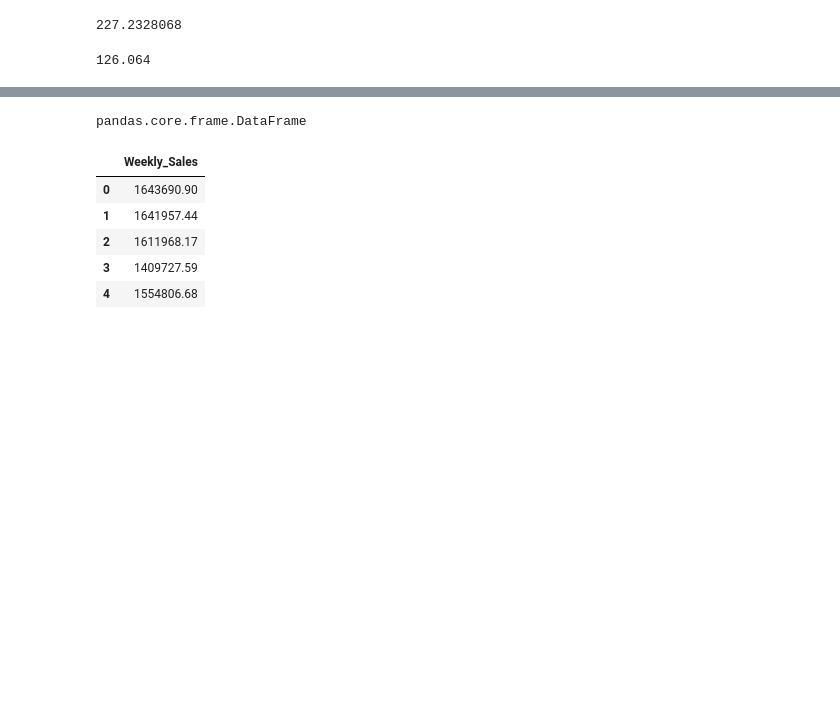
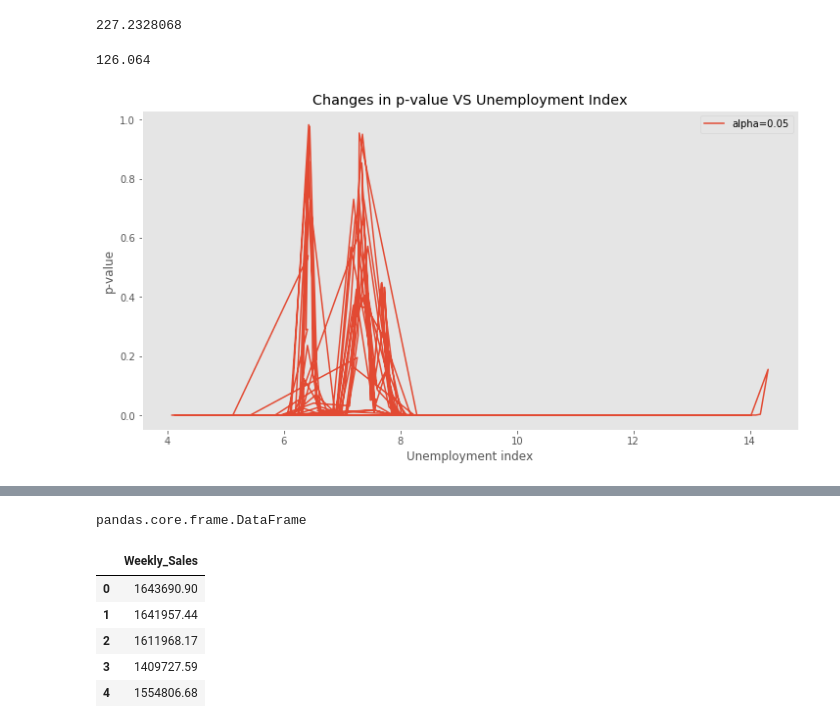
Before and after one commit to Niv-19/Capstone1_Niv, a Jupyter notebook: Walmart Sales Analysis.ipynb, the cells around one changed output, grey strips where cells are left out. Saved outputs shown, nothing was run; the diff lists cells and outputs as text; code cells hidden in the pictures; blank space fills up the shorter version.

Commit message:
completed hypothesis testing and created graph for all three factors

```diff
--- a/Capstone1_Niv.ipynb
+++ b/Walmart Sales Analysis.ipynb
@@ -2,6 +2,7 @@
 import pandas as pd
 import matplotlib.pyplot as plt
 import numpy as np
+plt.style.use('ggplot')
 # %%
 walmart_data_actual= pd.read_csv("/Users/nivzz/Downloads/Walmart_Store_sales.csv")
 # %%
@@ -615,12 +616,13 @@ data1=np.array(high_unemploy_sale.Weekly_Sales)
 data2=np.array(low_unemploy_sale.Weekly_Sales)
 from scipy.stats import ttest_ind
 # %%
+
 unemploy_sort=walmart_data[['Unemployment','Weekly_Sales']].sort_values(by ='Unemployment',ascending=False)
 #mask_fuel=(fuel_price_sort['Fuel_Price'] > 3.0)
 #fuel_4above= fuel_price_sort(mask_fuel)
 #14.18 is the critical point
-mask1=unemploy_sort.Unemployment>=14.18
-mask2=unemploy_sort.Unemployment<14.18
+mask1=unemploy_sort.Unemployment>=6
+mask2=unemploy_sort.Unemployment<6
 high_unemploy_sale=unemploy_sort[mask1]
 high_unemploy_sale
 low_unemploy_sale=unemploy_sort[mask2]
@@ -632,6 +634,6 @@ from scipy.stats import ttest_ind
 # compare samples
 #reject null hypothesis for 2.6,2.7,2.8
 #fail to reject null hypothesis for 2.9,3.0,3.1
-stat, p = ttest_ind(data1, data2)
+stat, p = ttest_ind(data1, data2,equal_var=False)
 print('t=%.3f, p=%.3f' % (stat, p))
 # %% [output]
@@ -661,6 +663,6 @@ from scipy.stats import ttest_ind
 # compare samples
 #reject null hypothesis for 2.6,2.7,2.8
 #fail to reject null hypothesis for 2.9,3.0,3.1
-stat, p = ttest_ind(data1, data2)
+stat, p = ttest_ind(data1, data2,equal_var=False)
 print('t=%.3f, p=%.3f' % (stat, p))
 # %% [output]
@@ -673,3 +675,32 @@ walmart_data.CPI.max()
 walmart_data.CPI.min()
 # %% [output]
 126.064
+# %%
+from scipy.stats import ttest_ind
+fig,ax=plt.subplots(figsize=(12,6))
+x=walmart_data.Unemployment.unique()
+def p_value_unemployment (x):
+    unemploy_sort=walmart_data[['Unemployment','Weekly_Sales']].sort_values(by ='Unemployment',ascending=False)
+    p_list=[]
+    for i in x:
+        mask1=unemploy_sort.Unemployment>=i
+        mask2=unemploy_sort.Unemployment<i
+        high_unemploy_sale=unemploy_sort[mask1]
+        high_unemploy_sale
+        low_unemploy_sale=unemploy_sort[mask2]
+        low_unemploy_sale
+        data1=np.array(high_unemploy_sale.Weekly_Sales)
+        data2=np.array(low_unemploy_sale.Weekly_Sales)
+        stat, p = ttest_ind(data1, data2,equal_var=False)
+        p_list.append(p)
+    return p_list
+p_value_list=p_value_unemployment(x)
+ax.plot(x,p_value_list,label='alpha=0.05')
+ax.set_xlabel('Unemployment index')
+ax.set_ylabel('p-value')
+ax.legend()
+plt.grid()
+ax.set_title("Changes in p-value VS Unemployment Index")
+plt.show()
+# %% [output]
+[figure, added]
```
Also changed, not shown: parts of 23 cells of this notebook.
